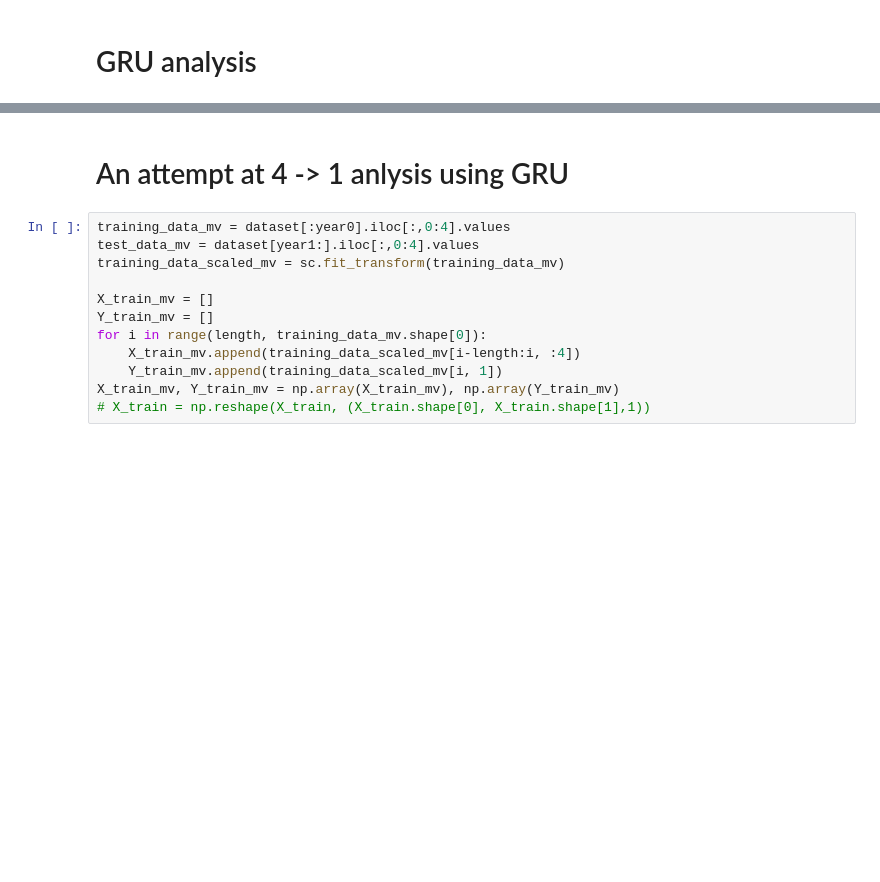
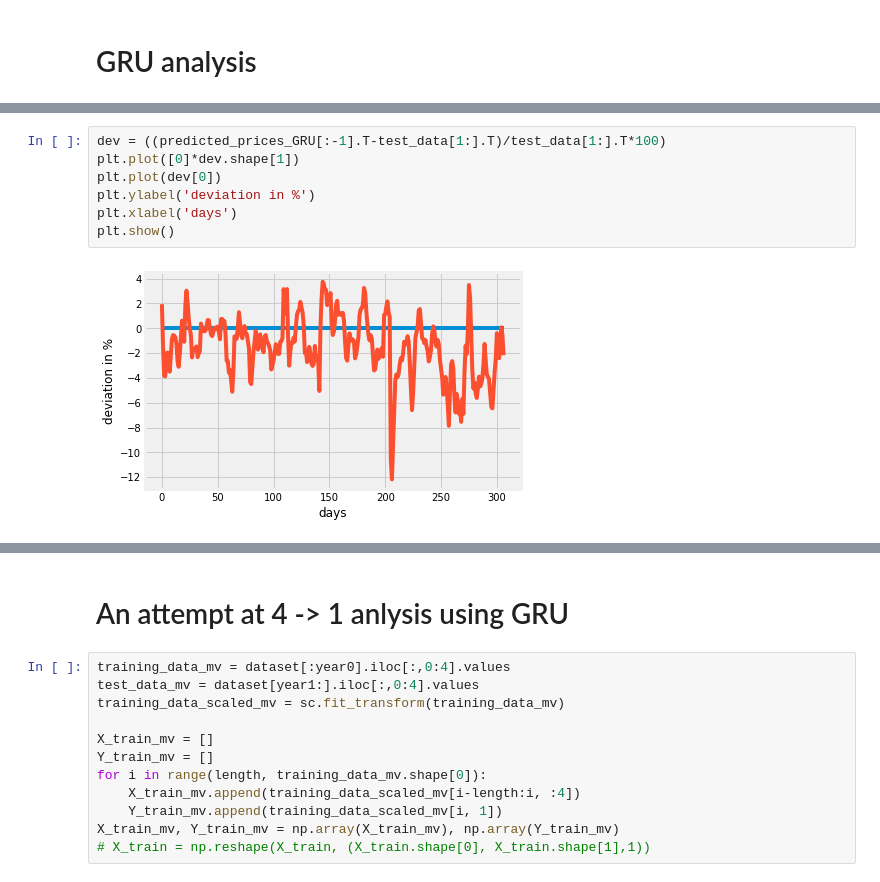
Before and after one commit to talismanbrandi/AI-ML-Tools, a Jupyter notebook: TimeSeries/Amazon-LSTM-RNN.ipynb, the cells around one changed output, grey strips where cells are left out. Drawn from its saved outputs; the diff is of its cells as text; blank space fills up the shorter version.

```diff
--- a/TimeSeries/Amazon-LSTM-RNN.ipynb
+++ b/TimeSeries/Amazon-LSTM-RNN.ipynb
@@ -276,0 +274,9 @@ Forecasting Mean Absolute Error: 1.08%
+# %%
+dev = ((predicted_prices_GRU[:-1].T-test_data[1:].T)/test_data[1:].T*100)
+plt.plot([0]*dev.shape[1])
+plt.plot(dev[0])
+plt.ylabel('deviation in %')
+plt.xlabel('days')
+plt.show()
+# %% [output]
+[figure, added]
```
Also changed, not shown: parts of 19 cells of this notebook, 8 other files.
